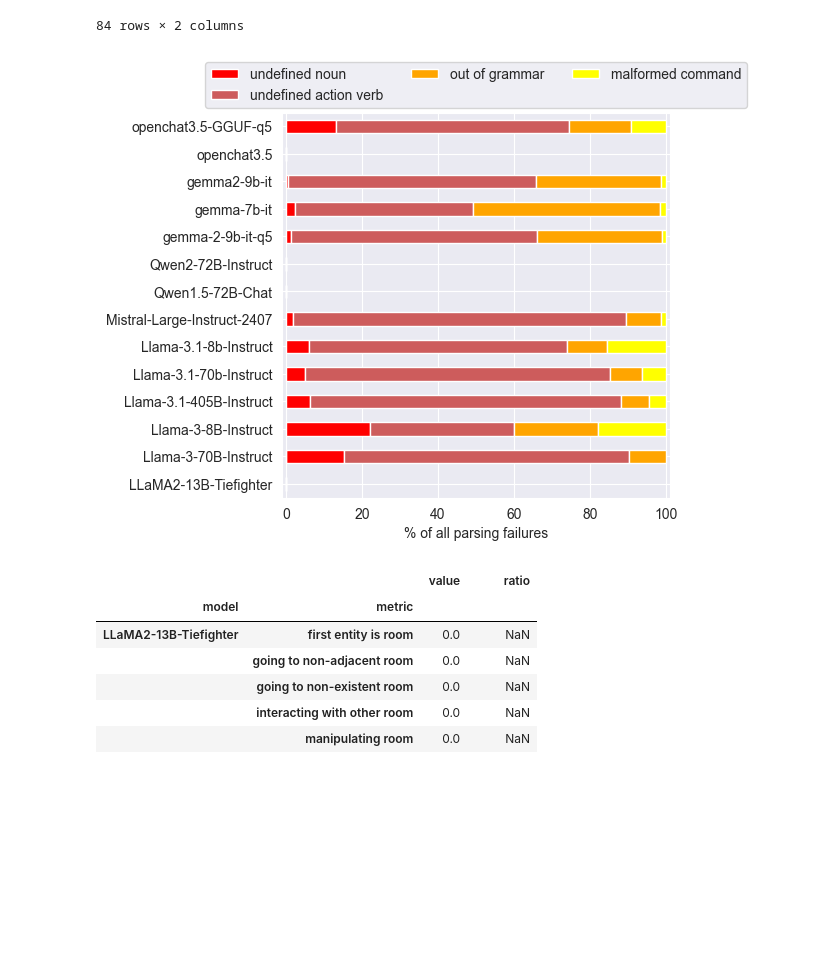
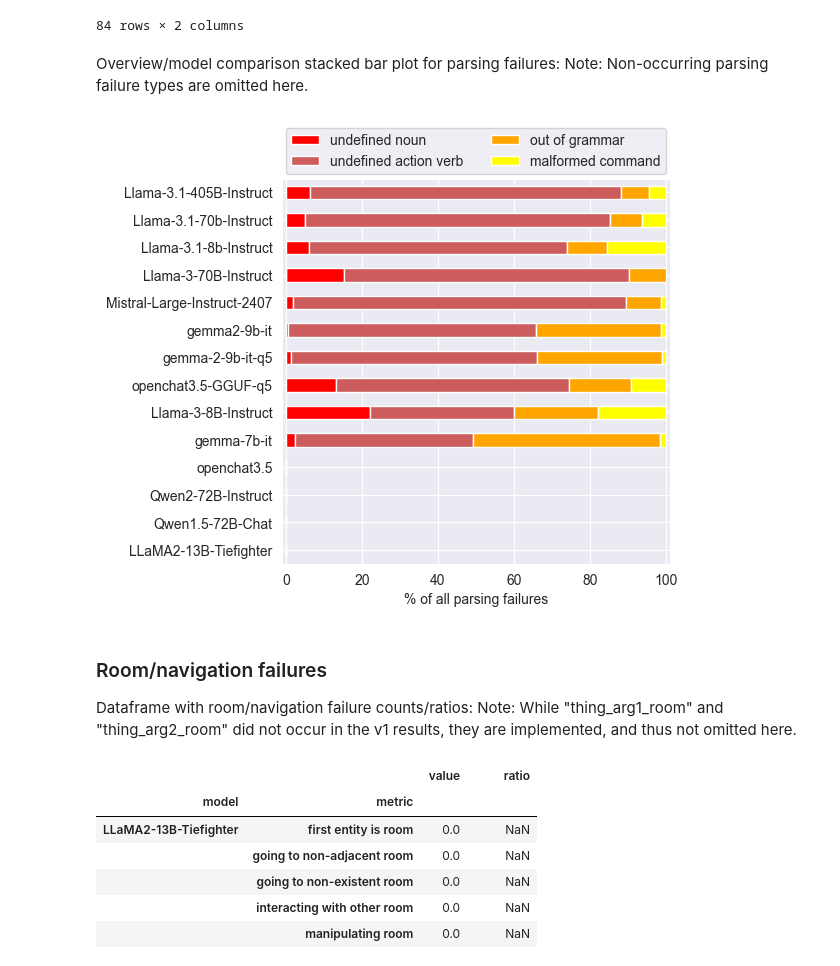
Before and after one commit to Gnurro/clemcore, a Jupyter notebook: adventuregame_eval.ipynb, the cells around one changed output. Saved outputs shown, nothing was run; the diff lists cells and outputs as text; code cells hidden in the pictures; blank space fills up the shorter version.

```diff
--- a/adventuregame_eval.ipynb
+++ b/adventuregame_eval.ipynb
@@ -273,37 +378,44 @@ parsing_failures_counts
 |  | undefined antecedent | 0.0 | 0.000000 |
 |  | undefined noun | 46.0 | 0.020300 |
 84 rows × 2 columns
+# %% [markdown]
+Overview/model comparison stacked bar plot for parsing failures:
+Note: Non-occurring parsing failure types are omitted here.
 # %%
 STACK_COLORS = ['red', 'indianred', 'orange', 'yellow']
 
 parse_failures = ["lark_exception", "malformed_command", "undefined_action_verb", "undefined_repr_str"]
 
 df_aux = game_df[game_df.metric.isin(parse_failures)]
 df_aux = df_aux.replace(metric_name_dict)
 
 df_aux = (df_aux.pivot(index=['game', 'model', 'experiment', 'episode'],
                        columns='metric',
                        values='value')
                 .reset_index()
                 .drop(columns=['game', 'experiment', 'episode'])
                 .groupby('model')
                 .sum()
                 .sort_values(axis=1, by='metric', ascending=False))
 percs = 100 * df_aux.div(df_aux.sum(axis=1), axis=0)
-# order = clem_df.sort_values(by='-, clemscore').index
-# percs = percs.reindex(order)
+order = clem_df.sort_values(by='-, clemscore').index
+percs = percs.reindex(order)
 
 percs.plot(kind='barh',
            stacked=True,
            figsize=(5, 5),
            colormap=ListedColormap(STACK_COLORS))
-plt.legend(loc='upper center', bbox_to_anchor=(0.5, 1.15), ncols=3)
+plt.legend(loc='upper center', bbox_to_anchor=(0.5, 1.15), ncols=2)
 plt.xlabel('% of all parsing failures')
 plt.xlim(-1, 101)
 plt.ylabel('')
 plt.show()
 # %% [output]
-[figure, old version]
+[figure, new version]
+# %% [markdown]
+### Room/navigation failures
+Dataframe with room/navigation failure counts/ratios:
+Note: While "thing_arg1_room" and "thing_arg2_room" did not occur in the v1 results, they are implemented, and thus not omitted here.
 # %%
 room_failures_df = game_df.query('metric in ["not_room_type", "no_exit_to", "manipulating_room", "other_room_argument", "thing_arg1_room", "thing_arg2_room"]')
 room_failures_df = room_failures_df.replace(metric_name_dict)
```
Also changed, not shown: parts of 60 cells of this notebook.
